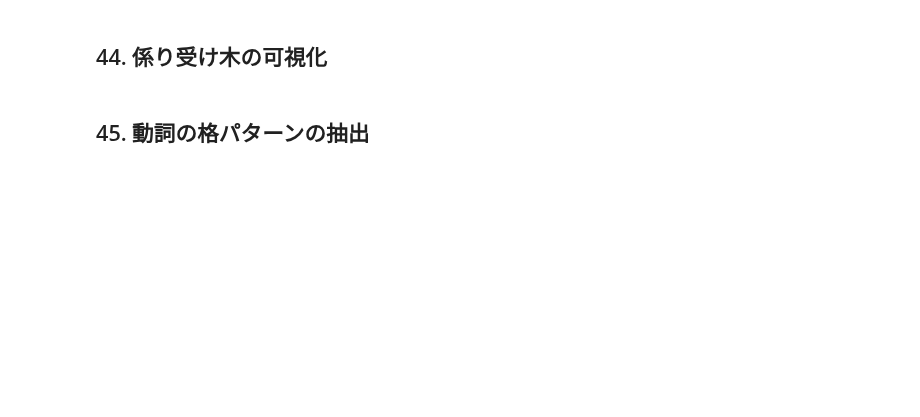
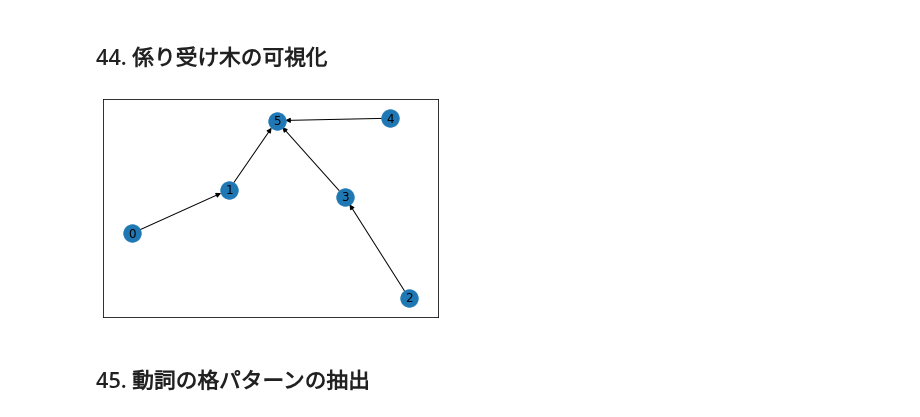
Before and after one commit to Yuki-Wada/exercises, a Jupyter notebook: nlp_100_knock/solutions/Question_40_49.ipynb, the cells around one changed output. Cells and saved outputs as stored; diff of their text form; code cells hidden in the pictures; blank space fills up the shorter version.

```diff
--- a/nlp_100_knock/solutions/Question_40_49.ipynb
+++ b/nlp_100_knock/solutions/Question_40_49.ipynb
@@ -29,2 +100,15 @@ with open(parsed_result_path, 'r', encoding='utf8') as f:
 # %% [markdown]
 ## 42. 係り元と係り先の文節の表示
+# %%
+data = []
+for i, chunks in enumerate(chunks_list):
+    for chunk in chunks:
+        src_surface = ''.join([morph.surface for morph in chunk.morphs if morph.pos != '記号'])
+        if chunk.dst >= 0:
+            dst_surface = ''.join([morph.surface for morph in chunks[chunk.dst].morphs if morph.pos != '記号'])
+        else:
+            dst_surface = 'EOS'
+        data.append([i, src_surface, dst_surface])
+
+df = pd.DataFrame(data, columns=['文章ID', '係り元', '係り先'])
+df.to_csv('Question_40_49/q42.csv', index=False)
@@ -31,2 +131,21 @@ with open(parsed_result_path, 'r', encoding='utf8') as f:
 # %% [markdown]
 ## 43. 名詞を含む文節が動詞を含む文節に係るものを抽出
+# %%
+data = []
+for i, chunks in enumerate(chunks_list):
+    for chunk in chunks:
+        noun_in_src = np.any([morph.pos == '名詞' and morph.pos1 == '一般' for morph in chunk.morphs])
+        if not noun_in_src:
+            continue
+        src_surface = ''.join([morph.surface for morph in chunk.morphs if morph.pos != '記号'])
+
+        if chunk.dst >= 0:
+            verb_in_dst = np.any([morph.pos == '動詞' for morph in chunks[chunk.dst].morphs])
+            if not verb_in_dst:
+                continue
+            dst_surface = ''.join([morph.surface for morph in chunks[chunk.dst].morphs if morph.pos != '記号'])
+
+            data.append([i, src_surface, dst_surface])
+
+df = pd.DataFrame(data, columns=['文章ID', '係り元', '係り先'])
+df.to_csv('Question_40_49/q43.csv', index=False)
@@ -33,4 +168,17 @@ with open(parsed_result_path, 'r', encoding='utf8') as f:
 # %% [markdown]
 ## 44. 係り受け木の可視化
+# %%
+def show_dependency_graph(chunks):
+    G = nx.DiGraph()
+    for i, chunk in enumerate(chunks):
+        if chunk.dst != -1:
+            nx.add_path(G, [i, chunk.dst])
+
+    nx.draw_networkx(G)
+    plt.show()
+# %%
+show_dependency_graph(chunks_list[2])
+# %% [output]
+[figure, added]
 # %% [markdown]
 ## 45. 動詞の格パターンの抽出
```
Also changed, not shown: parts of 18 cells of this notebook, 10 other files.
